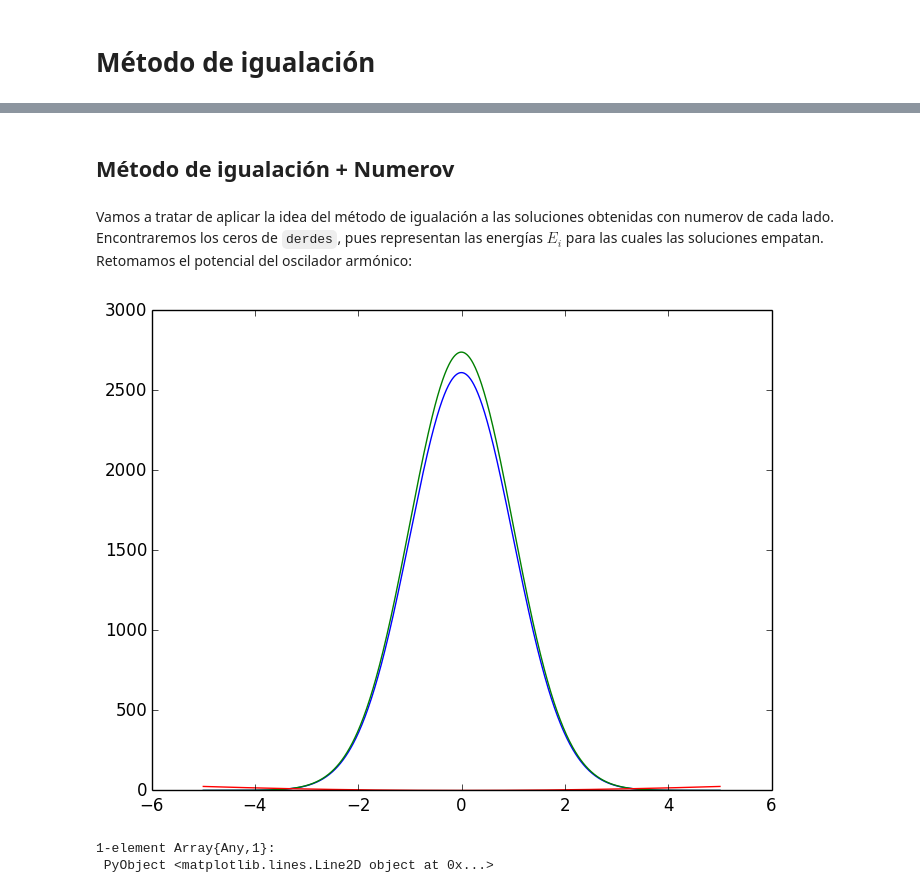
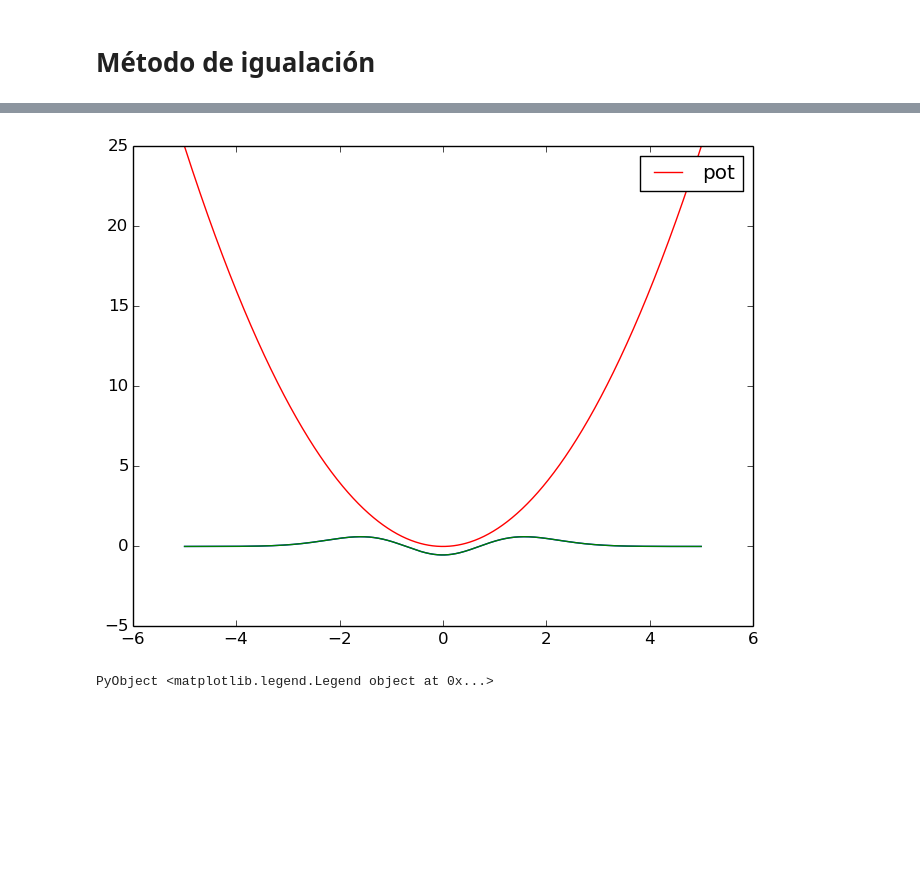
Before and after one commit to davidamaro/finalcompu, a Jupyter notebook: trabajo.ipynb, the cells around one changed output, grey strips where cells are left out. Cells and saved outputs as stored; diff of their text form; code cells hidden in the pictures; blank space fills up the shorter version.

```diff
--- a/trabajo.ipynb
+++ b/trabajo.ipynb
@@ -367,8 +354,0 @@ $$
-# %%
-u = Float64[]
-for x in .9:dx:5
-    push!(u,4(1/x^12-1/x^6))
-end
-
-x = [.9:dx:5]
-plot(x,u)
@@ -454,6 +354,0 @@ todo2(1000,0.,lj,.9,5)
-# %%
-lj(x) = 4(1/x^12-1/x^6)
-N = 1000
-dx =1/N
-x = linspace(0.9,10,N)
-E = bisec(-15,5,1,x->todo2(N,x,lj,0.9,10))
@@ -506,9 +375,0 @@ PyObject <matplotlib.legend.Legend object at 0x...>
-# %%
-u = Float64[]
-
-for x in -1:dx:1
-    push!(u,x^2)
-end
-
-x = [-1:dx:1]
-plot(x,u)
@@ -571,24 +376,16 @@ plot(r,t)
-# %% [markdown]
-## Método de igualación + Numerov
-# %% [markdown]
-Vamos a tratar de aplicar la idea del método de igualación a las soluciones obtenidas con numerov de cada lado. Encontraremos los ceros de `derdes`, pues representan las energías $E_i$ para las cuales las soluciones empatan. Retomamos el potencial del oscilador armónico:
-# %%
-N=1000
-V_o(x) = (x)^2
-x_i = -5
-x_f = 5
-E = bisec(0,2,1,x->todo2(N,x,V_o,x_i, x_f))
 # %%
-E = 1
+E = 5
 ψ_L = numerov_L(N, E, V_o, x_i, x_f)
 ψ_R = numerov_R(N, E, V_o, x_i, x_f)
 x = linspace(x_i, x_f,N)
-plot(x, ψ_L)
-plot(x, ψ_R)
+psi_l = normaliza(ψ_L, N, x_i, x_f)
+psi_r = normaliza(ψ_R, N, x_i, x_f)
+x = linspace(x_i, x_f,N)
+plot(x, psi_l)
+plot(x, psi_r)
 u = [V_o(u) for u in x]
-plot(x, u)
-#ylim(1,5)
+plot(x, u,label="pot")
+legend()
 # %% [output]
-[figure, old version]
+[figure, new version]
-1-element Array{Any,1}:
- PyObject <matplotlib.lines.Line2D object at 0x...>
+PyObject <matplotlib.legend.Legend object at 0x...>
```
Also changed, not shown: parts of 40 cells of this notebook.
